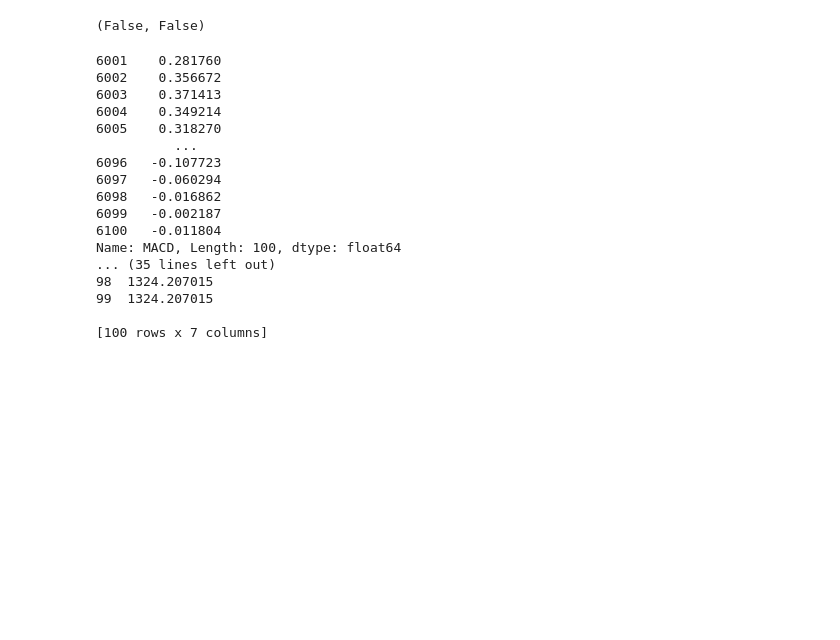
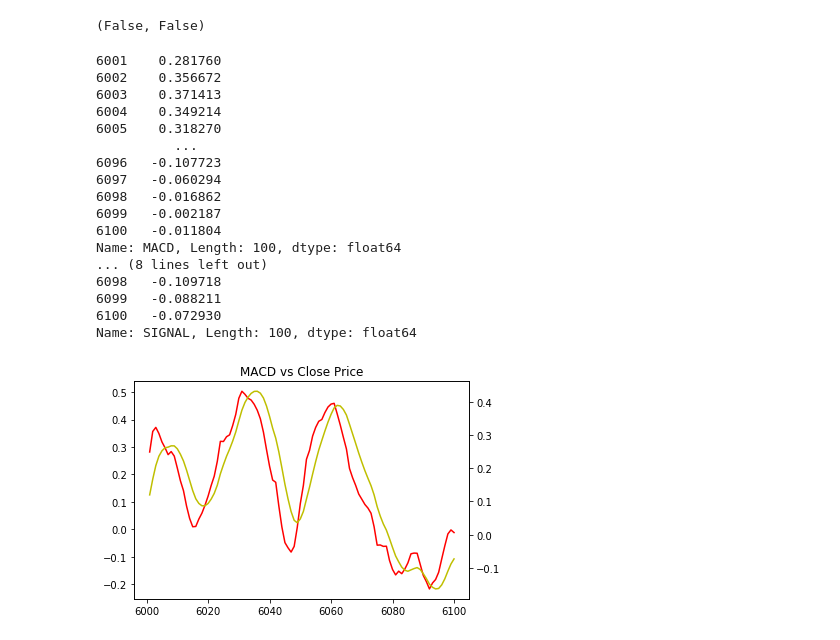
Before and after one commit to bbeale/u-nectix, a Jupyter notebook: gstt.ipynb, the cells around one changed output. Cells and saved outputs as stored; diff of their text form; code cells hidden in the pictures; blank space fills up the shorter version.

```diff
--- a/gstt.ipynb
+++ b/gstt.ipynb
@@ -73,38 +77,40 @@ mfi_pos_momentum, mfi_buy_sign
 # %% [output]
 (False, False)
 # %%
+# macd vs close
 df1 = macd[-100:]
 df2 = signal[-100:]
-df3 = ic[:100]
+# df3 = ic[:100]
 print(df1)
 df1.index = df2.index
 print(df2)
-df1.index = df3.index
-print(df3)
+# df1.index = df3.index
+# print(df3)
 
-# fig, ax1 = plt.subplots()
-# ax1.plot(df1, 'b-')
-# ax2 = ax1.twinx()
-# ax2.plot(df2, 'r-')
+fig1, ax1 = plt.subplots()
+ax1.plot(df1, 'r-')
+ax2 = ax1.twinx()
+ax2.plot(df2, 'y-')
 # ax3 = ax1.twinx()
 # ax3.plot(df3, 'r-')
-# plt.title('MACD vs Close Price')
-# plt.show()
+plt.title('MACD vs Close Price')
+plt.show()
 # %% [output]
 6001    0.281760
 6002    0.356672
 6003    0.371413
 6004    0.349214
 6005    0.318270
           ...
 6096   -0.107723
 6097   -0.060294
 6098   -0.016862
 6099   -0.002187
 6100   -0.011804
 Name: MACD, Length: 100, dtype: float64
-... (35 lines left out)
-98  1324.207015
-99  1324.207015
-
-[100 rows x 7 columns]
+... (8 lines left out)
+6098   -0.109718
+6099   -0.088211
+6100   -0.072930
+Name: SIGNAL, Length: 100, dtype: float64
+[figure, added]
```
Also changed, not shown: parts of 7 cells of this notebook, 1 other file.
